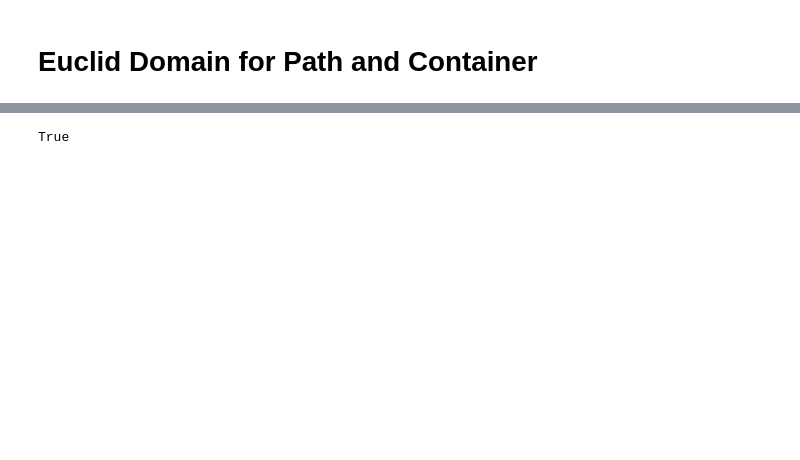
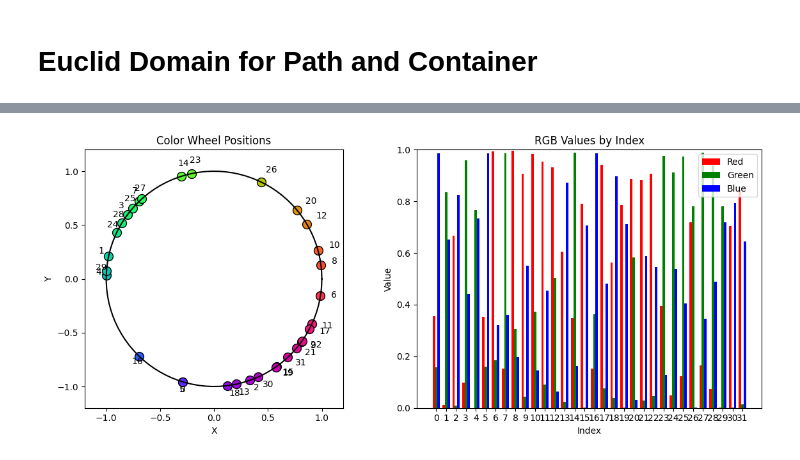
Before and after one commit to ZongjingLi/MetaLearner, a Jupyter notebook: debug_domain.ipynb, the cells around one changed output, grey strips where cells are left out. Cells and saved outputs as stored; diff of their text form; code cells hidden in the pictures; blank space fills up the shorter version.

```diff
--- a/debug_domain.ipynb
+++ b/debug_domain.ipynb
@@ -331,4 +329,8 @@ step1 apply rule on the binding:
-# %%
-print(isinstance(3, (float, int)))
-# %% [output]
-True
+# %%
+from domains.visual.color_domain import color_executor
+if __name__ == "__main__":
+    import torch
+    colors = torch.randn([32,1])
+    color_executor.visualize(colors)
+# %% [output]
+[figure, added]
```
Also changed, not shown: parts of 12 cells of this notebook, 52 other files.
